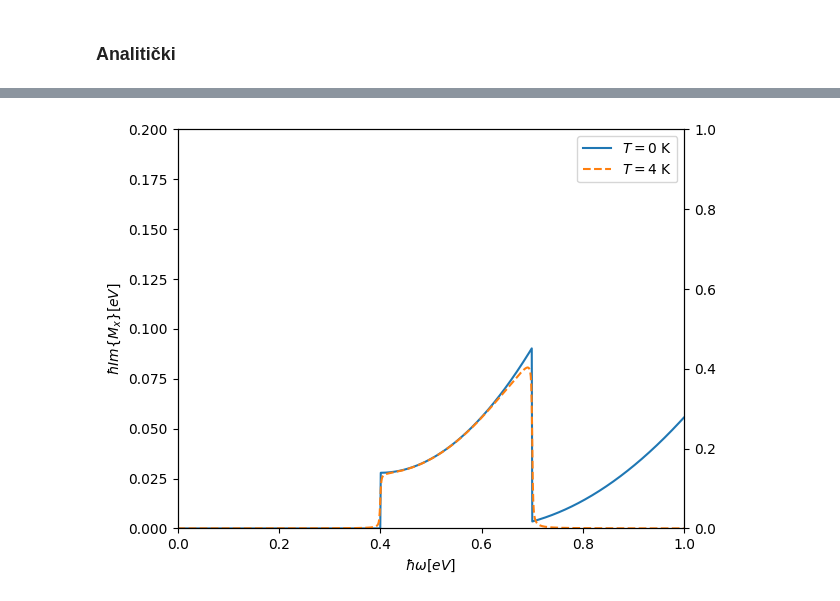
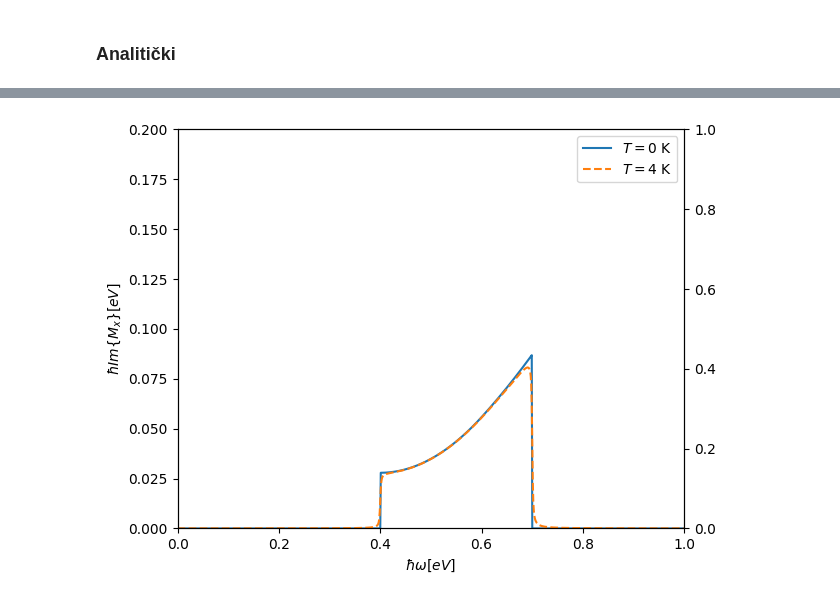
Before and after one commit to ppapac/24112024_memfn, a Jupyter notebook: MemoryDirac3D_usingTQ_270526.ipynb, the cells around one changed output, grey strips where cells are left out. Drawn from its saved outputs; the diff is of its cells as text; code cells hidden in the pictures.

```diff
--- a/MemoryDirac3D_usingTQ_270526.ipynb
+++ b/MemoryDirac3D_usingTQ_270526.ipynb
@@ -52,8 +55,8 @@ def read_from_csv(name):
     with open(f"{name}.csv", "r", newline="") as file:
         reader = csv.reader(file)
         for a1, a2 in reader:
-            col_1.append(a1)
-            col_2.append(a2)
+            col_1.append(float(a1))
+            col_2.append(float(a2))
     return col_1, col_2
 # %%
 def fermi_dirac(E, Ef, T):
@@ -277,7 +280,7 @@ fig.tight_layout()
 # %% [markdown]
 ### Analitički
 # %%
-def mem_fn_anal(hbar_w, e_c, hbar_w_ph=hbar_w_op, u=Ef):
+def mem_fn_imag_anal(hbar_w, e_c, hbar_w_ph=hbar_w_op, u=Ef):
     faktor = a**3 * G_op2 * vf / (2 * pi * hbar**4 * vf**4)
     e_l = u - hbar_w_ph
     e_r = u + hbar_w_ph
@@ -287,6 +290,27 @@ def mem_fn_anal(hbar_w, e_c, hbar_w_ph=hbar_w_op, u=Ef):
         * torch.where(hbar_w > hbar_w_ph, 1, 0)
         * (
             (hbar_w + e_l) ** 2 * torch.where(e_c > hbar_w + e_l, 1, 0)
-            + (hbar_w - e_r) ** 2 * torch.where(e_r > hbar_w_ph, 1, 0)
+            + (hbar_w - e_r) ** 2 * torch.where(e_r > hbar_w, 1, 0)
         )
     )
+
+
+def mem_fn_real_anal(hbar_w, e_c, hbar_w_ph=hbar_w_op, u=Ef):
+    faktor = a**3 * G_op2 * vf / (2 * pi**2 * hbar**4 * vf**4)
+    e_l = u - hbar_w_ph
+    e_r = u + hbar_w_ph
+    return (
+        faktor
+        * hbar  ## pomnoži s hbar da bude u istim jedinicama kao numerika
+        * (
+            (hbar_w + e_l) ** 2
+            * torch.log(torch.abs((hbar_w + e_l - e_c) / (hbar_w - hbar_w_ph)))
+            - (hbar_w - e_l) ** 2
+            * torch.log(torch.abs((hbar_w - e_l + e_c) / (hbar_w + hbar_w_ph)))
+            - (hbar_w + e_r) ** 2
+            * torch.log(torch.abs((hbar_w + e_r) / (hbar_w + hbar_w_ph)))
+            + (hbar_w - e_r) ** 2
+            * torch.log(torch.abs((hbar_w - e_r) / (hbar_w - hbar_w_ph)))
+            + 2 * e_c * hbar_w
+        )
+    )
@@ -313,9 +317,15 @@ integrals[0]
 # %%
 fig, ax = setup_plot(real=False, x_lim=[0, 1], y_lim=[0, 0.2])
-values = list(mem_fn_anal(ws_0, 0.5).to("cpu"))
+values = list(mem_fn_imag_anal(ws_0, 0.8).to("cpu"))
 plot_result(ax, values, T=0)
-ax.plot(ws_0.to("cpu"), integrals[1], linestyle="--", label=f"$T={T_0}$ K")
+numeric_values = read_from_csv("op, imag, T=4K, eta=0.001eV")[1]
+ax.plot(
+    ws_0.to("cpu"),
+    numeric_values,
+    linestyle="--",
+    label=f"$T={T_0}$ K",
+)
 ax.legend(loc="best")
 fig.tight_layout()
 # %% [output]
-[figure, old version]
+[figure, new version]
```
Also changed, not shown: parts of 10 cells of this notebook, 5 other files.
